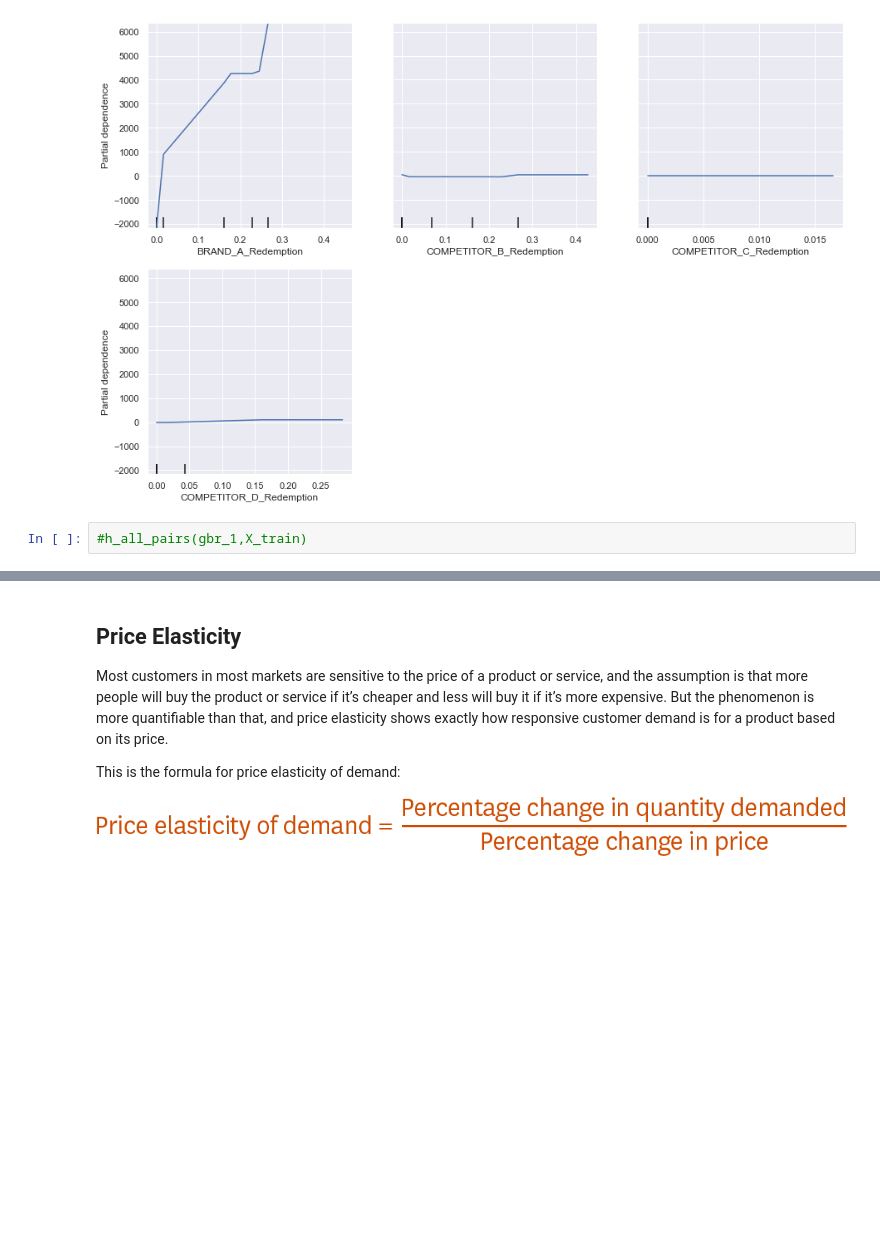
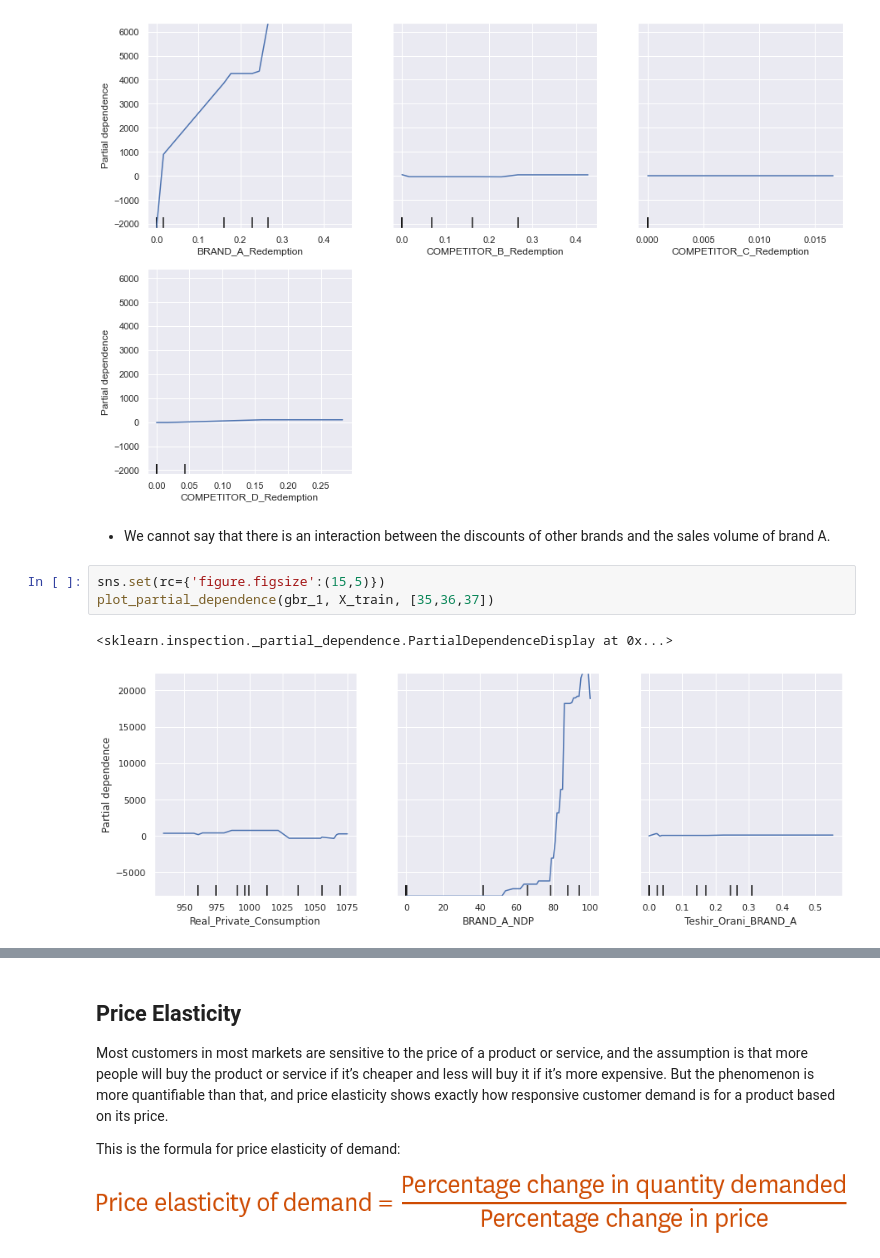
Before and after one commit to hakanatesli/Marketing-Analytics, a Jupyter notebook: DDLCaseStudy.ipynb, the cells around one changed output, grey strips where cells are left out. Saved outputs shown, nothing was run; the diff lists cells and outputs as text; blank space fills up the shorter version.

```diff
--- a/DDLCaseStudy.ipynb
+++ b/DDLCaseStudy.ipynb
@@ -235,5 +241,11 @@ plot_partial_dependence(gbr_1, X_train, [13,14,15,16])
 # %% [output]
 <sklearn.inspection._plot.partial_dependence.PartialDependenceDisplay at 0x...>
 [figure]
-# %%
-#h_all_pairs(gbr_1,X_train)
+# %% [markdown]
+* We cannot say that there is an interaction between the discounts of other brands and the sales volume of brand A.
+# %%
+sns.set(rc={'figure.figsize':(15,5)})
+plot_partial_dependence(gbr_1, X_train, [35,36,37])
+# %% [output]
+<sklearn.inspection._partial_dependence.PartialDependenceDisplay at 0x...>
+[figure, added]
```
Also changed, not shown: parts of 25 cells of this notebook.
